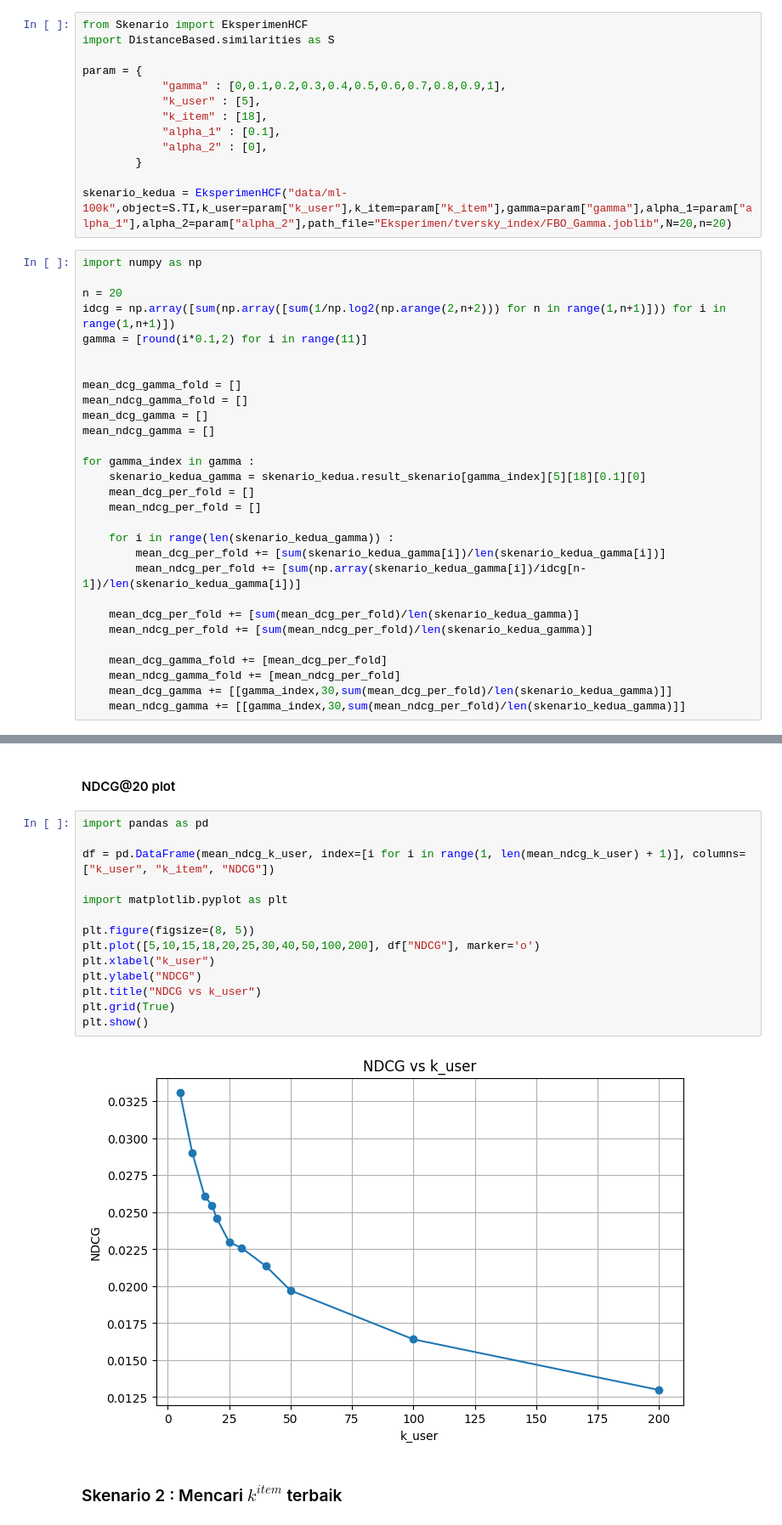
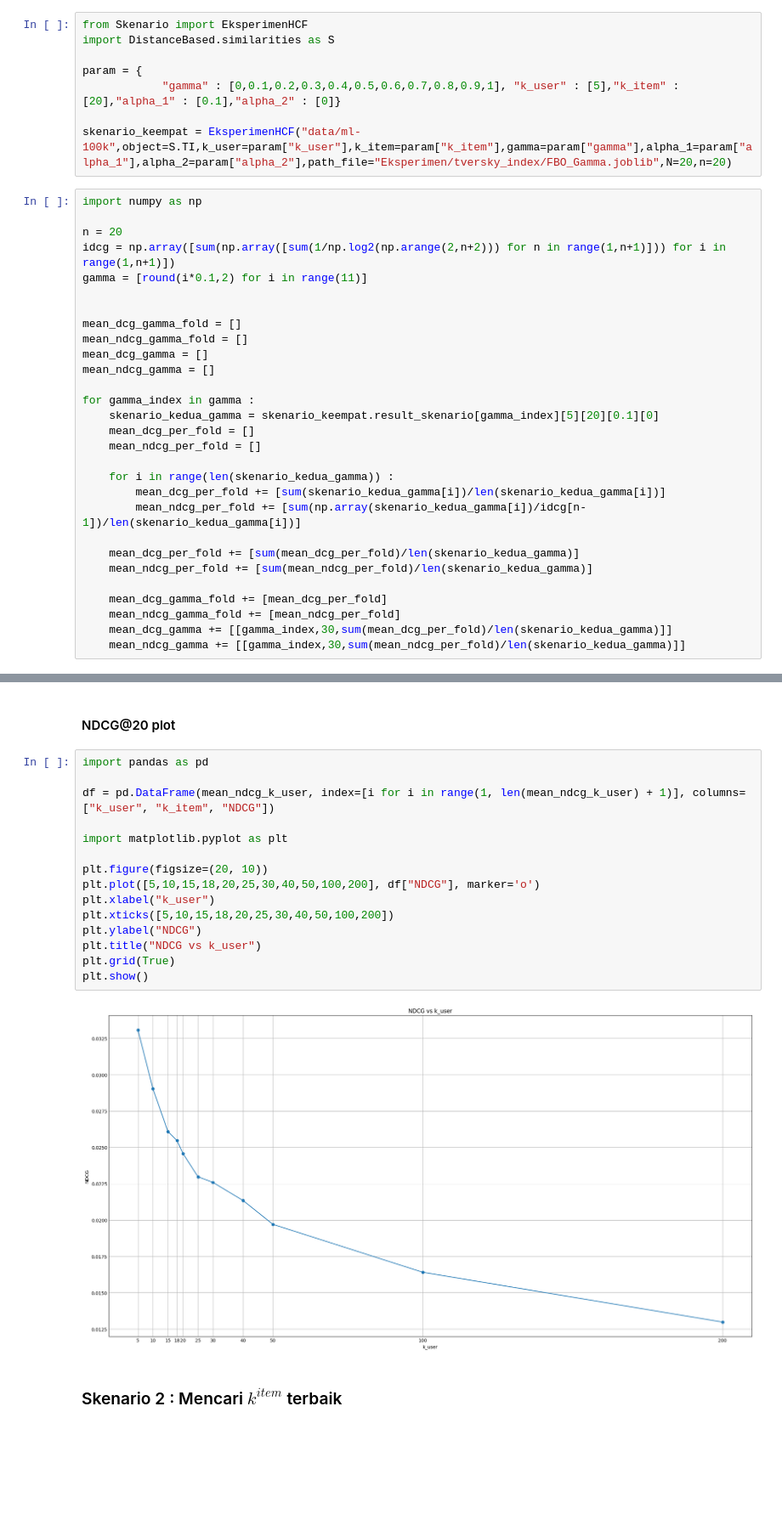
Before and after one commit to DimasDliyaurR/Hybrid-Collaborative-Filtering-HCF, a Jupyter notebook: main.ipynb, the cells around one changed output, grey strips where cells are left out. Shown at 85% size. Drawn from its saved outputs; the diff is of its cells as text; blank space fills up the shorter version.

Commit message:
[ADD] Skenario NDCG

```diff
--- a/main.ipynb
+++ b/main.ipynb
@@ -1213,14 +1213,9 @@ from Skenario import EksperimenHCF
 import DistanceBased.similarities as S
 
 param = {
-            "gamma" : [0,0.1,0.2,0.3,0.4,0.5,0.6,0.7,0.8,0.9,1],
-            "k_user" : [5],
-            "k_item" : [18],
-            "alpha_1" : [0.1],
-            "alpha_2" : [0],
-        }
+            "gamma" : [0,0.1,0.2,0.3,0.4,0.5,0.6,0.7,0.8,0.9,1], "k_user" : [5],"k_item" : [20],"alpha_1" : [0.1],"alpha_2" : [0]}
 
-skenario_kedua = EksperimenHCF("data/ml-100k",object=S.TI,k_user=param["k_user"],k_item=param["k_item"],gamma=param["gamma"],alpha_1=param["alpha_1"],alpha_2=param["alpha_2"],path_file="Eksperimen/tversky_index/FBO_Gamma.joblib",N=20,n=20)
+skenario_keempat = EksperimenHCF("data/ml-100k",object=S.TI,k_user=param["k_user"],k_item=param["k_item"],gamma=param["gamma"],alpha_1=param["alpha_1"],alpha_2=param["alpha_2"],path_file="Eksperimen/tversky_index/FBO_Gamma.joblib",N=20,n=20)
 # %%
 import numpy as np
 
@@ -1235,7 +1230,7 @@ mean_dcg_gamma = []
 mean_ndcg_gamma = []
 
 for gamma_index in gamma :
-    skenario_kedua_gamma = skenario_kedua.result_skenario[gamma_index][5][18][0.1][0]
+    skenario_kedua_gamma = skenario_keempat.result_skenario[gamma_index][5][20][0.1][0]
     mean_dcg_per_fold = []
     mean_ndcg_per_fold = []
 
@@ -1441,19 +1479,20 @@ plt.show()
 # %%
 import pandas as pd
 
 df = pd.DataFrame(mean_ndcg_k_user, index=[i for i in range(1, len(mean_ndcg_k_user) + 1)], columns=["k_user", "k_item", "NDCG"])
 
 import matplotlib.pyplot as plt
 
-plt.figure(figsize=(8, 5))
+plt.figure(figsize=(20, 10))
 plt.plot([5,10,15,18,20,25,30,40,50,100,200], df["NDCG"], marker='o')
 plt.xlabel("k_user")
+plt.xticks([5,10,15,18,20,25,30,40,50,100,200])
 plt.ylabel("NDCG")
 plt.title("NDCG vs k_user")
 plt.grid(True)
 plt.show()
 # %% [output]
-[figure, old version]
+[figure, new version]
 # %% [markdown]
 ### Skenario 2 : Mencari $k^{item}$ terbaik
 # %%
```
Also changed, not shown: parts of 22 cells of this notebook, 5 other files.
